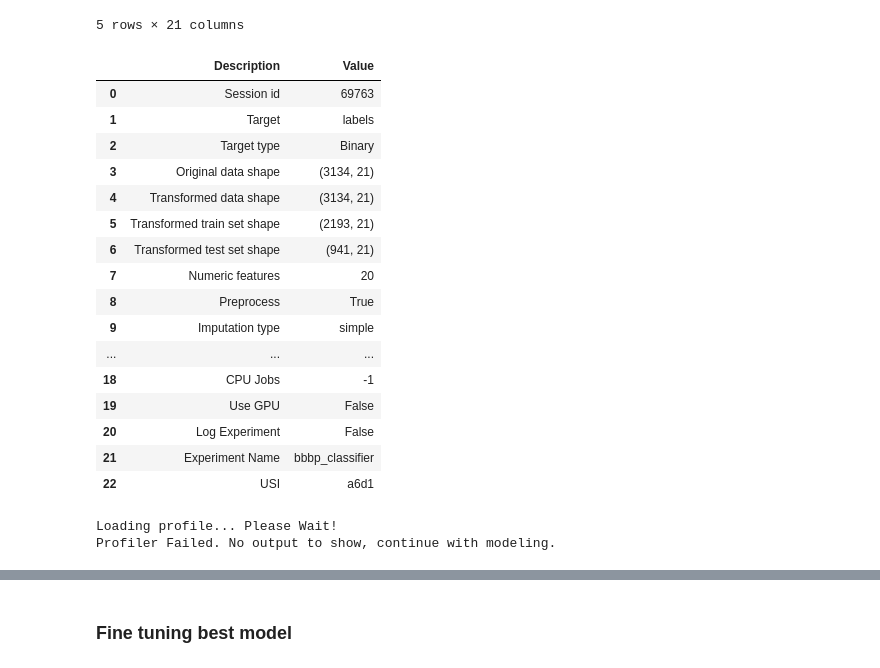
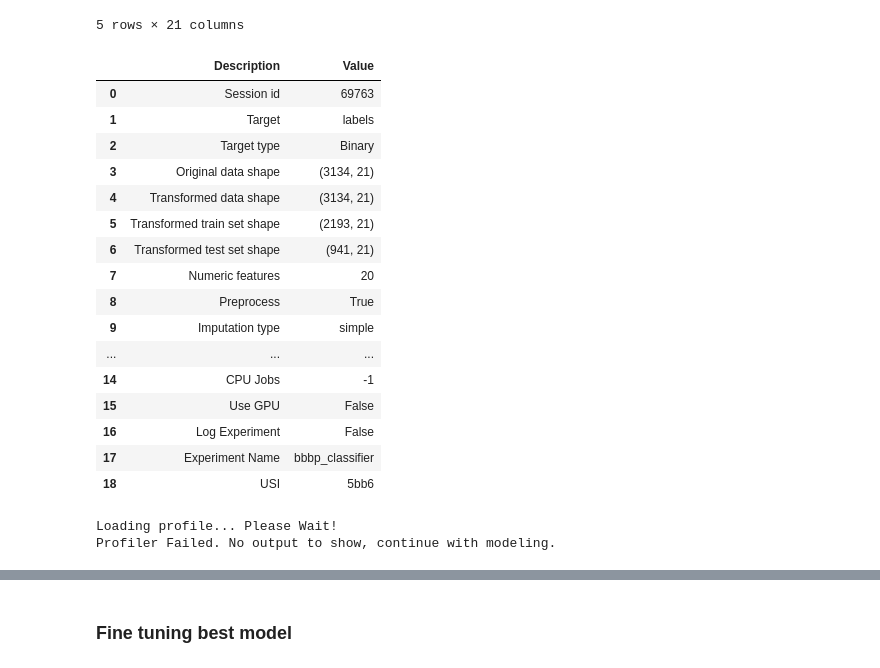
Before and after one commit to pranjaldhole/molecule-gym, a Jupyter notebook: molecule_gym/experiments/ChemBERTa_for_classification.ipynb, the cells around one changed output, grey strips where cells are left out. Saved outputs shown, nothing was run; the diff lists cells and outputs as text; code cells hidden in the pictures.

Commit message:
separated definitions for cleaner experimentation

```diff
--- a/molecule_gym/experiments/ChemBERTa_for_classification.ipynb
+++ b/molecule_gym/experiments/ChemBERTa_for_classification.ipynb
@@ -206,30 +232,30 @@ reduced_data.head()
 # %%
 exp_clf101 = setup(data=reduced_data, target='labels',
                    fold_strategy='kfold', fold_shuffle=True,
                    #fix_imbalance=True, fix_imbalance_method='SMOTE',
-                   normalize=True, normalize_method='robust',
-                   remove_multicollinearity=True, multicollinearity_threshold=0.9,
+                   normalize=False,# normalize_method='robust',
+                   remove_multicollinearity=False,# multicollinearity_threshold=0.9,
                    experiment_name='bbbp_classifier',
                    memory=RESULTS_DIR, profile=True,
                    session_id=69763)
 # %% [output]
 |  | Description | Value |
 | 0 | Session id | 69763 |
 | 1 | Target | labels |
 | 2 | Target type | Binary |
 | 3 | Original data shape | (3134, 21) |
 | 4 | Transformed data shape | (3134, 21) |
 | 5 | Transformed train set shape | (2193, 21) |
 | 6 | Transformed test set shape | (941, 21) |
 | 7 | Numeric features | 20 |
 | 8 | Preprocess | True |
 | 9 | Imputation type | simple |
 | ... | ... | ... |
-| 18 | CPU Jobs | -1 |
-| 19 | Use GPU | False |
-| 20 | Log Experiment | False |
-| 21 | Experiment Name | bbbp_classifier |
-| 22 | USI | a6d1 |
+| 14 | CPU Jobs | -1 |
+| 15 | Use GPU | False |
+| 16 | Log Experiment | False |
+| 17 | Experiment Name | bbbp_classifier |
+| 18 | USI | 5bb6 |
 Loading profile... Please Wait!
 Profiler Failed. No output to show, continue with modeling.
 # %%
```
Also changed, not shown: parts of 23 cells of this notebook, 3 other files.
